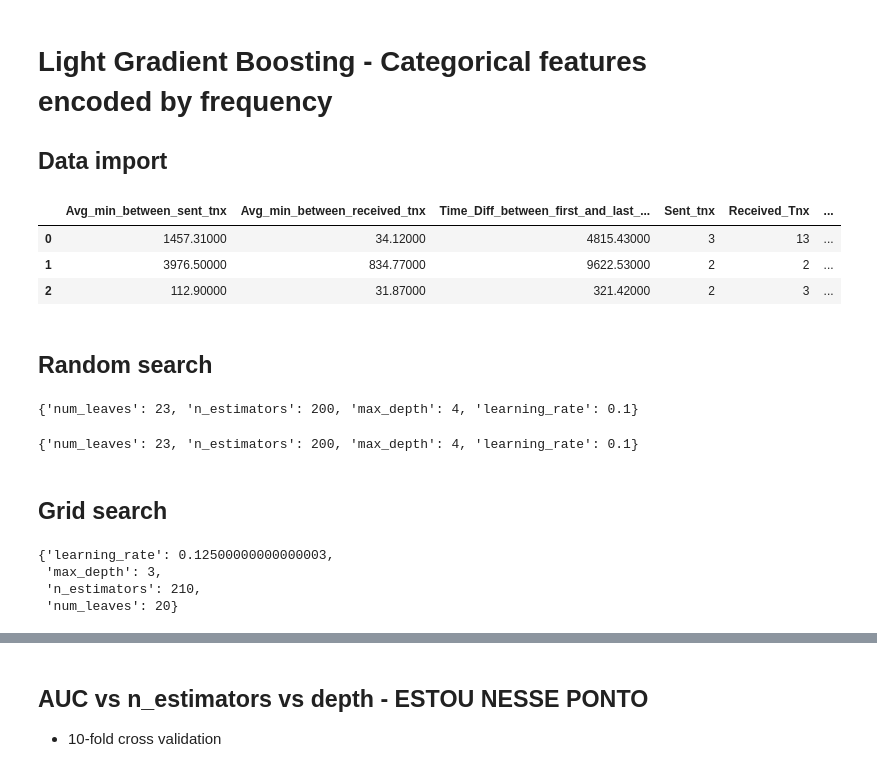
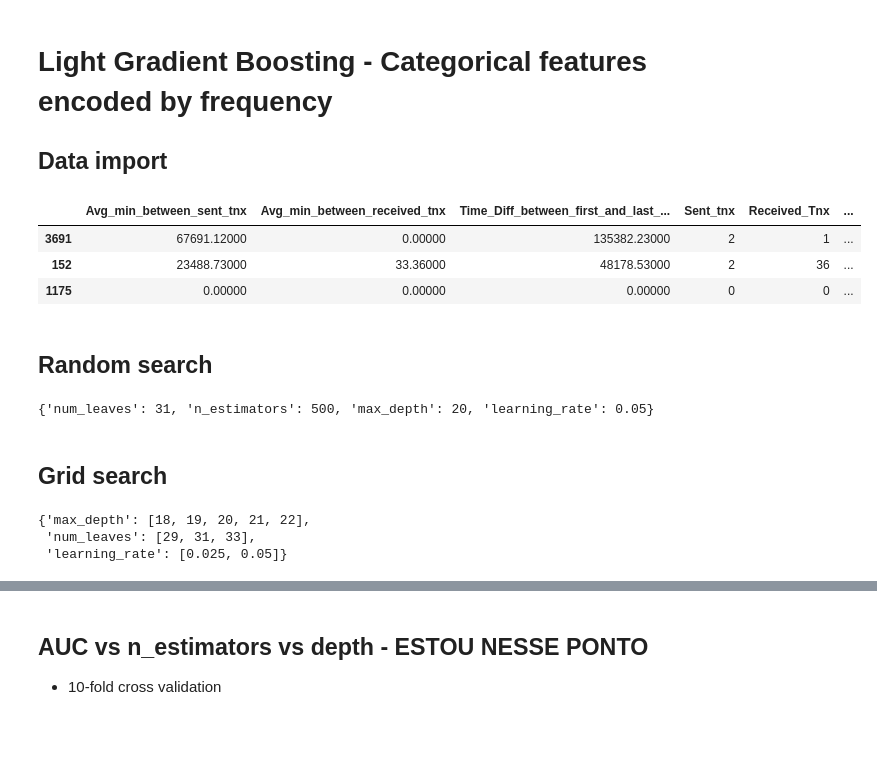
Before and after one commit to guyrux/ethereum_laundering, a Jupyter notebook: notebooks/03-ethereum_modeling_v2-suto.ipynb, the cells around one changed output, grey strips where cells are left out. Cells and saved outputs as stored; diff of their text form; code cells hidden in the pictures; blank space fills up the shorter version.

```diff
--- a/notebooks/03-ethereum_modeling_v2-suto.ipynb
+++ b/notebooks/03-ethereum_modeling_v2-suto.ipynb
@@ -288,21 +93,23 @@ ax.set_ylim(0, df_results_melted['mean'].max()*1.05);
 
 ## Data import
 # %%
-df_train_exp_02 = pd.read_parquet(INTERIM_FOLDER + 'df_train_exp_02.pqt')
-df_test_exp_02 = pd.read_parquet(INTERIM_FOLDER + 'df_test_exp_02.pqt')
+df_raw = pd.read_parquet(INTERIM_FOLDER + 'ethereum_complete.pqt')
 
-X_train_exp_02 = df_train_exp_02.drop(columns=['Address', 'FLAG'])
+df_train_exp_02 = pd.read_parquet(INTERIM_FOLDER + 'df_cleaned_train_exp_02_transformed.pqt')
+df_test_exp_02 = pd.read_parquet(INTERIM_FOLDER + 'df_cleaned_test_exp_02_transformed.pqt')
+
+X_train_exp_02 = df_train_exp_02.drop(columns=['FLAG'])
 y_train_exp_02 = df_train_exp_02[['FLAG']]
 
-X_test_exp_02 = df_test_exp_02.drop(columns=['Address', 'FLAG'])
+X_test_exp_02 = df_test_exp_02.drop(columns=['FLAG'])
 y_test_exp_02 = df_test_exp_02[['FLAG']]
 
 display(X_train_exp_02.head(3))
 # %% [output]
 |  | Avg_min_between_sent_tnx | Avg_min_between_received_tnx | Time_Diff_between_first_and_last_... | Sent_tnx | Received_Tnx | ... |
-| 0 | 1457.31000 | 34.12000 | 4815.43000 | 3 | 13 | ... |
-| 1 | 3976.50000 | 834.77000 | 9622.53000 | 2 | 2 | ... |
-| 2 | 112.90000 | 31.87000 | 321.42000 | 2 | 3 | ... |
+| 3691 | 67691.12000 | 0.00000 | 135382.23000 | 2 | 1 | ... |
+| 152 | 23488.73000 | 33.36000 | 48178.53000 | 2 | 36 | ... |
+| 1175 | 0.00000 | 0.00000 | 0.00000 | 0 | 0 | ... |
 # %% [markdown]
 ## Random search
 # %%
@@ -333,14 +140,11 @@ rscv = RandomizedSearchCV(
 )
 
 search = rscv.fit(X_train_exp_02, y_train_exp_02)
-search.best_params_
+
+best_rscv = search.best_params_
+best_rscv
 # %% [output]
-{'num_leaves': 23, 'n_estimators': 200, 'max_depth': 4, 'learning_rate': 0.1}
+{'num_leaves': 31, 'n_estimators': 500, 'max_depth': 20, 'learning_rate': 0.05}
-# %%
-best_rscv = search.best_params_
-best_rscv
-# %% [output]
-{'num_leaves': 23, 'n_estimators': 200, 'max_depth': 4, 'learning_rate': 0.1}
 # %% [markdown]
 ## Grid search
 # %%
@@ -349,21 +153,13 @@ classifier_lgbm = LGBMClassifier(
 )
 
 dct_params = dict(
-    n_estimators=np.arange(int(best_rscv['n_estimators']*.9), int(best_rscv['n_estimators']*1.1), 10).tolist(),
-    max_depth=np.arange(int(best_rscv['max_depth']*.9), int(best_rscv['max_depth']*1.1), 1),
-    num_leaves=np.arange(int(best_rscv['num_leaves']*.9), int(best_rscv['num_leaves']*1.1), 1),
-    learning_rate=np.arange(best_rscv['learning_rate']*0.5, best_rscv['learning_rate']*1.5, 0.025)
+    max_depth=[18, 19, 20, 21, 22],
+    num_leaves=[29, 31, 33],
+    learning_rate=[0.025, 0.05]
 )
 
-gscv = GridSearchCV(
-    classifier_lgbm, dct_params, error_score='raise',
-    return_train_score=True, scoring='roc_auc', cv=10
-)
-
-grid_search = gscv.fit(X_train_exp_02, y_train_exp_02)
-grid_search.best_params_
+display(dct_params)
 # %% [output]
-{'learning_rate': 0.12500000000000003,
- 'max_depth': 3,
- 'n_estimators': 210,
- 'num_leaves': 20}
+{'max_depth': [18, 19, 20, 21, 22],
+ 'num_leaves': [29, 31, 33],
+ 'learning_rate': [0.025, 0.05]}
```
Also changed, not shown: parts of 45 cells of this notebook, 12 other files.
